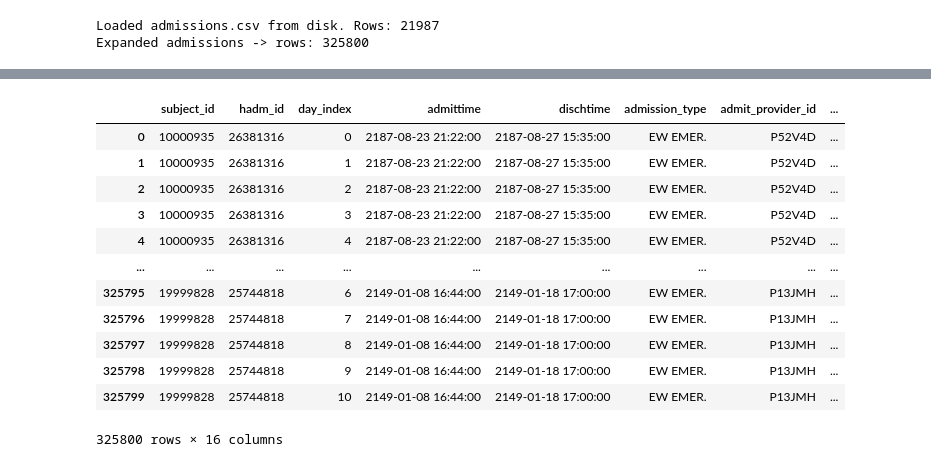
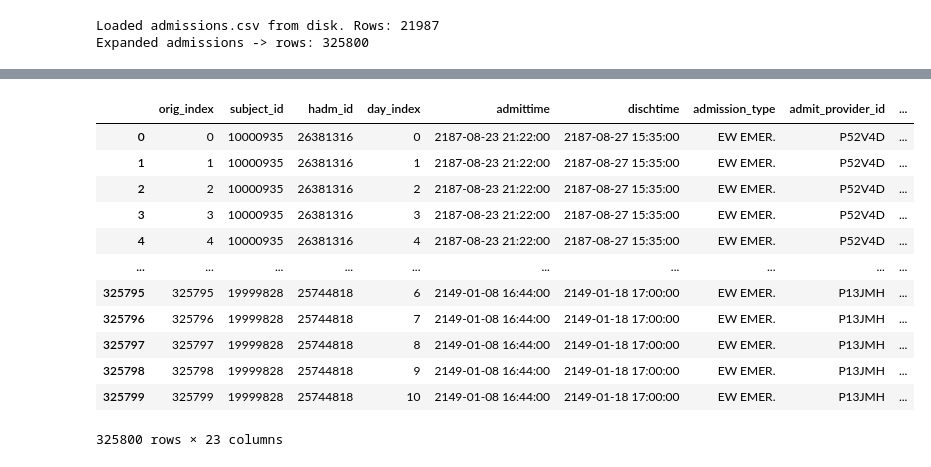
Before and after one commit to mahdi-marjani/merge-mimic-iv, a Jupyter notebook: 1.ipynb, the cells around one changed output, grey strips where cells are left out. Drawn from its saved outputs; the diff is of its cells as text; code cells hidden in the pictures.

```diff
--- a/1.ipynb
+++ b/1.ipynb
@@ -73,16 +185,16 @@ Expanded admissions -> rows: 325800
 # %%
-merged_initial
+merged_with_icu
 # %% [output]
-|  | subject_id | hadm_id | day_index | admittime | dischtime | admission_type | admit_provider_id | ... |
-| 0 | 10000935 | 26381316 | 0 | 2187-08-23 21:22:00 | 2187-08-27 15:35:00 | EW EMER. | P52V4D | ... |
-| 1 | 10000935 | 26381316 | 1 | 2187-08-23 21:22:00 | 2187-08-27 15:35:00 | EW EMER. | P52V4D | ... |
-| 2 | 10000935 | 26381316 | 2 | 2187-08-23 21:22:00 | 2187-08-27 15:35:00 | EW EMER. | P52V4D | ... |
-| 3 | 10000935 | 26381316 | 3 | 2187-08-23 21:22:00 | 2187-08-27 15:35:00 | EW EMER. | P52V4D | ... |
-| 4 | 10000935 | 26381316 | 4 | 2187-08-23 21:22:00 | 2187-08-27 15:35:00 | EW EMER. | P52V4D | ... |
-| ... | ... | ... | ... | ... | ... | ... | ... | ... |
-| 325795 | 19999828 | 25744818 | 6 | 2149-01-08 16:44:00 | 2149-01-18 17:00:00 | EW EMER. | P13JMH | ... |
-| 325796 | 19999828 | 25744818 | 7 | 2149-01-08 16:44:00 | 2149-01-18 17:00:00 | EW EMER. | P13JMH | ... |
-| 325797 | 19999828 | 25744818 | 8 | 2149-01-08 16:44:00 | 2149-01-18 17:00:00 | EW EMER. | P13JMH | ... |
-| 325798 | 19999828 | 25744818 | 9 | 2149-01-08 16:44:00 | 2149-01-18 17:00:00 | EW EMER. | P13JMH | ... |
-| 325799 | 19999828 | 25744818 | 10 | 2149-01-08 16:44:00 | 2149-01-18 17:00:00 | EW EMER. | P13JMH | ... |
+|  | orig_index | subject_id | hadm_id | day_index | admittime | dischtime | admission_type | admit_provider_id | ... |
+| 0 | 0 | 10000935 | 26381316 | 0 | 2187-08-23 21:22:00 | 2187-08-27 15:35:00 | EW EMER. | P52V4D | ... |
+| 1 | 1 | 10000935 | 26381316 | 1 | 2187-08-23 21:22:00 | 2187-08-27 15:35:00 | EW EMER. | P52V4D | ... |
+| 2 | 2 | 10000935 | 26381316 | 2 | 2187-08-23 21:22:00 | 2187-08-27 15:35:00 | EW EMER. | P52V4D | ... |
+| 3 | 3 | 10000935 | 26381316 | 3 | 2187-08-23 21:22:00 | 2187-08-27 15:35:00 | EW EMER. | P52V4D | ... |
+| 4 | 4 | 10000935 | 26381316 | 4 | 2187-08-23 21:22:00 | 2187-08-27 15:35:00 | EW EMER. | P52V4D | ... |
+| ... | ... | ... | ... | ... | ... | ... | ... | ... | ... |
+| 325795 | 325795 | 19999828 | 25744818 | 6 | 2149-01-08 16:44:00 | 2149-01-18 17:00:00 | EW EMER. | P13JMH | ... |
+| 325796 | 325796 | 19999828 | 25744818 | 7 | 2149-01-08 16:44:00 | 2149-01-18 17:00:00 | EW EMER. | P13JMH | ... |
+| 325797 | 325797 | 19999828 | 25744818 | 8 | 2149-01-08 16:44:00 | 2149-01-18 17:00:00 | EW EMER. | P13JMH | ... |
+| 325798 | 325798 | 19999828 | 25744818 | 9 | 2149-01-08 16:44:00 | 2149-01-18 17:00:00 | EW EMER. | P13JMH | ... |
+| 325799 | 325799 | 19999828 | 25744818 | 10 | 2149-01-08 16:44:00 | 2149-01-18 17:00:00 | EW EMER. | P13JMH | ... |
-325800 rows × 16 columns
+325800 rows × 23 columns
```
Also changed, not shown: parts of 5 cells of this notebook.
